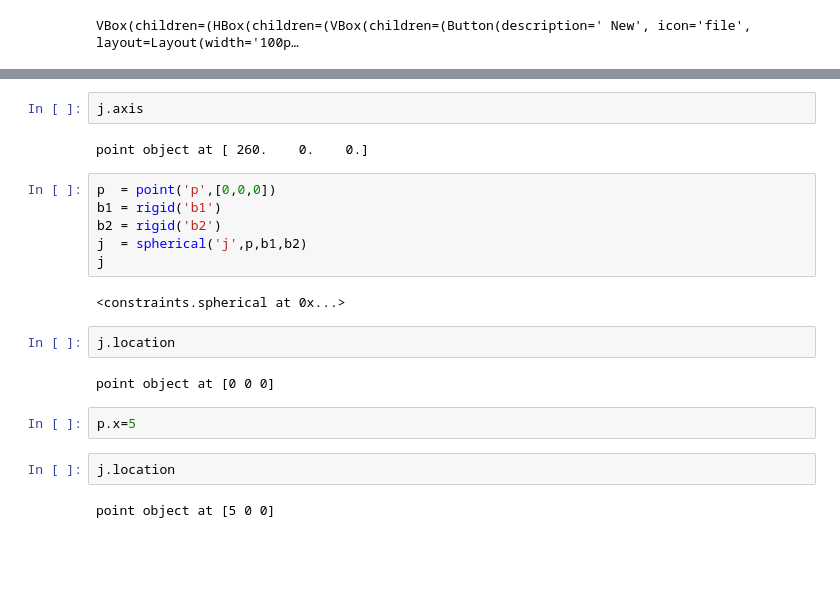
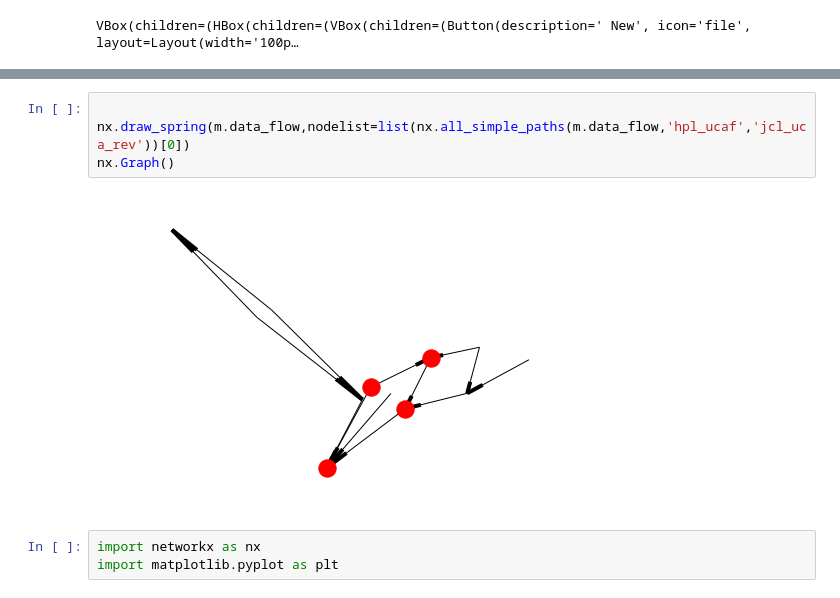
Before and after one commit to khaledghobashy/asurt_cdt, a Jupyter notebook: model_builder.ipynb, the cells around one changed output, grey strips where cells are left out. Cells and saved outputs as stored; diff of their text form; blank space fills up the shorter version.

```diff
--- a/model_builder.ipynb
+++ b/model_builder.ipynb
@@ -69,22 +34,9 @@ array([[ 0.        ,  0.        ,  1.        ],
-# %%
-j.axis
-# %% [output]
-point object at [ 260.    0.    0.]
-# %%
-p  = point('p',[0,0,0])
-b1 = rigid('b1')
-b2 = rigid('b2')
-j  = spherical('j',p,b1,b2)
-j
-# %% [output]
-<constraints.spherical at 0x...>
-# %%
-j.location
-# %% [output]
-point object at [0 0 0]
-# %%
-p.x=5
-# %%
-j.location
-# %% [output]
-point object at [5 0 0]
+# %%
+
+nx.draw_spring(m.data_flow,nodelist=list(nx.all_simple_paths(m.data_flow,'hpl_ucaf','jcl_uca_rev'))[0])
+nx.Graph()
+# %% [output]
+[figure, added]
+# %%
+import networkx as nx
+import matplotlib.pyplot as plt
```
Also changed, not shown: parts of 22 cells of this notebook, 4 other files.
